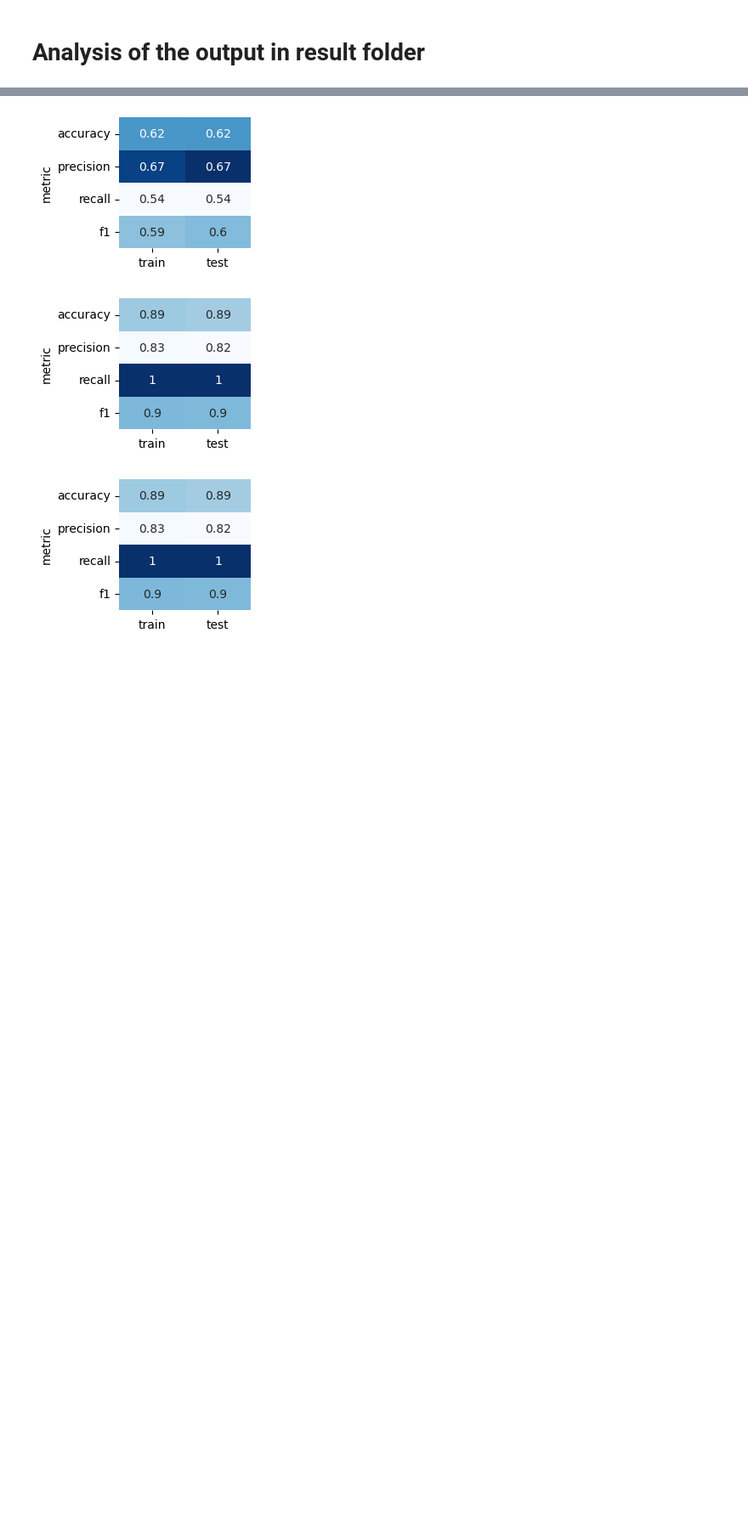
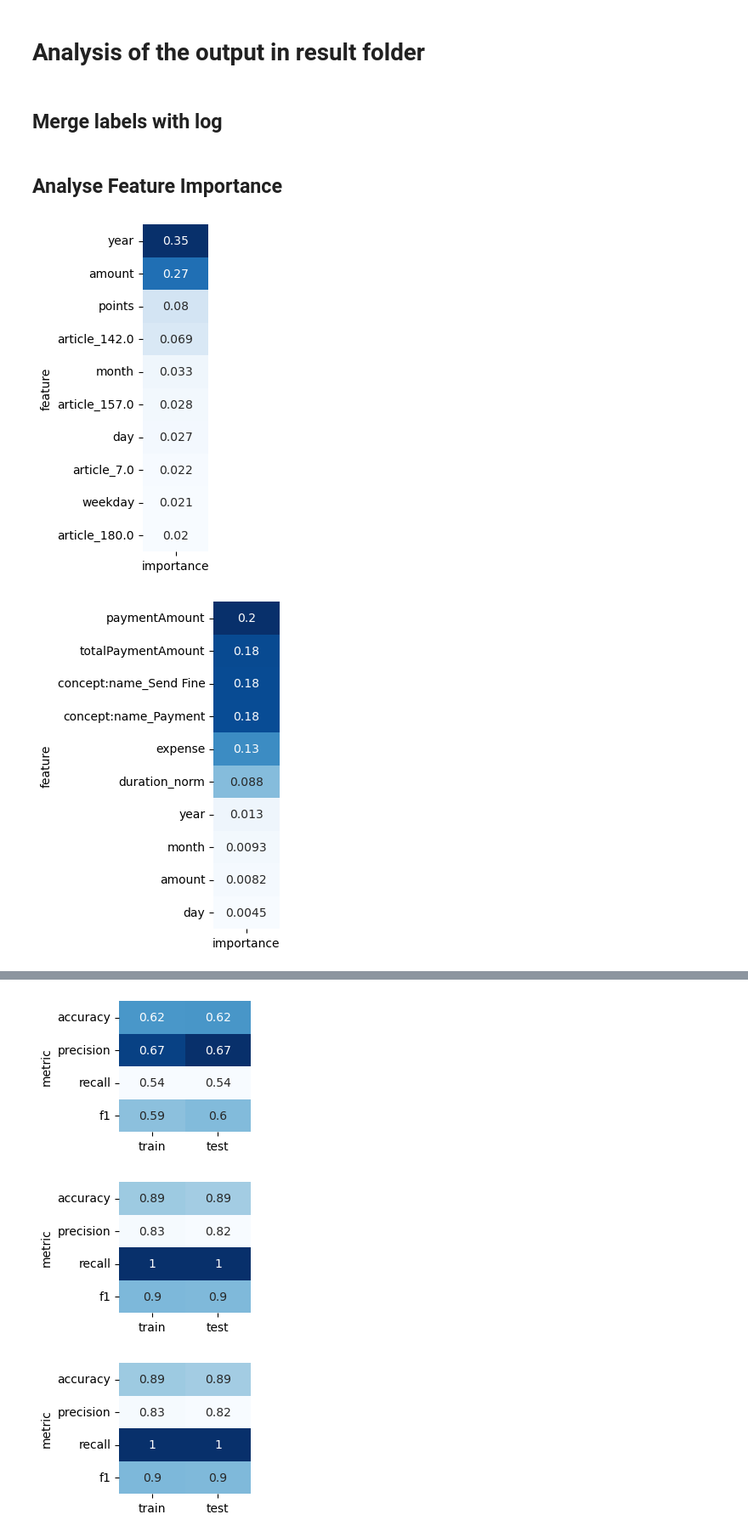
Before and after one commit to HGB-ProcessMining/pm-road-fines, a Jupyter notebook: model_evaluation/model_evaluation.ipynb, the cells around one changed output, grey strips where cells are left out. Shown at 85% size. Cells and saved outputs as stored; diff of their text form; code cells hidden in the pictures; blank space fills up the shorter version.

Commit message:
update model evaluation

```diff
--- a/model_evaluation/model_evaluation.ipynb
+++ b/model_evaluation/model_evaluation.ipynb
@@ -13,3 +13,5 @@ import seaborn as sns
 result_dir = os.path.join(os.path.abspath("../results"))
 stats_and_vis_dir = os.path.join(os.path.abspath("../stats_and_vis"))
 data_dir = "../data"
+# %% [markdown]
+## Merge labels with log
@@ -16,22 +25,27 @@ data_dir = "../data"
+# %% [markdown]
+## Analyse Feature Importance
 # %%
 #plot feature importance
 ranked_features = pd.DataFrame()
 i_model = 0
 for file in os.listdir(os.path.join(result_dir, "feature_importance")):
     if file.endswith(".csv"):
         feature_importance = pd.read_csv(os.path.join(result_dir, "feature_importance", file))
         feature_importance = feature_importance.rename(columns={"Unnamed: 0": "feature"})
         feature_importance = feature_importance.set_index("feature")
-        copy = feature_importance.rename(columns={"importance": f"M_{i_model}"})
+        copy = feature_importance.rename(columns={"importance": f"M{i_model}"})
         i_model += 1
         ranked_features = pd.concat([ranked_features, copy], axis=1)
         #take only the top 10 features
-        # feature_importance = feature_importance.sort_values(by="importance", ascending=False).head(10)
-        # #make heatmap of feature importance
-        # fig, ax = plt.subplots(figsize=(1,5))
-        # sns.heatmap(feature_importance, annot=True, ax=ax, cmap="Blues", cbar=False)
+        feature_importance = feature_importance.sort_values(by="importance", ascending=False).head(10)
+        #make heatmap of feature importance
+        fig, ax = plt.subplots(figsize=(1,5))
+        sns.heatmap(feature_importance, annot=True, ax=ax, cmap="Blues", cbar=False)
 
-        # ax.tick_params(axis='y', rotation=0)
-        # #dont show
+        ax.tick_params(axis='y', rotation=0)
+        #dont show
 
-        # plt.savefig(os.path.join(stats_and_vis_dir, "feature_importance", file[:-4] + ".png"), dpi=600,bbox_inches='tight')
+        plt.savefig(os.path.join(stats_and_vis_dir, "feature_importance", file[:-4] + ".png"), dpi=600,bbox_inches='tight')
+# %% [output]
+[figure, added]
+[figure, added]
```
Also changed, not shown: parts of 6 cells of this notebook.
